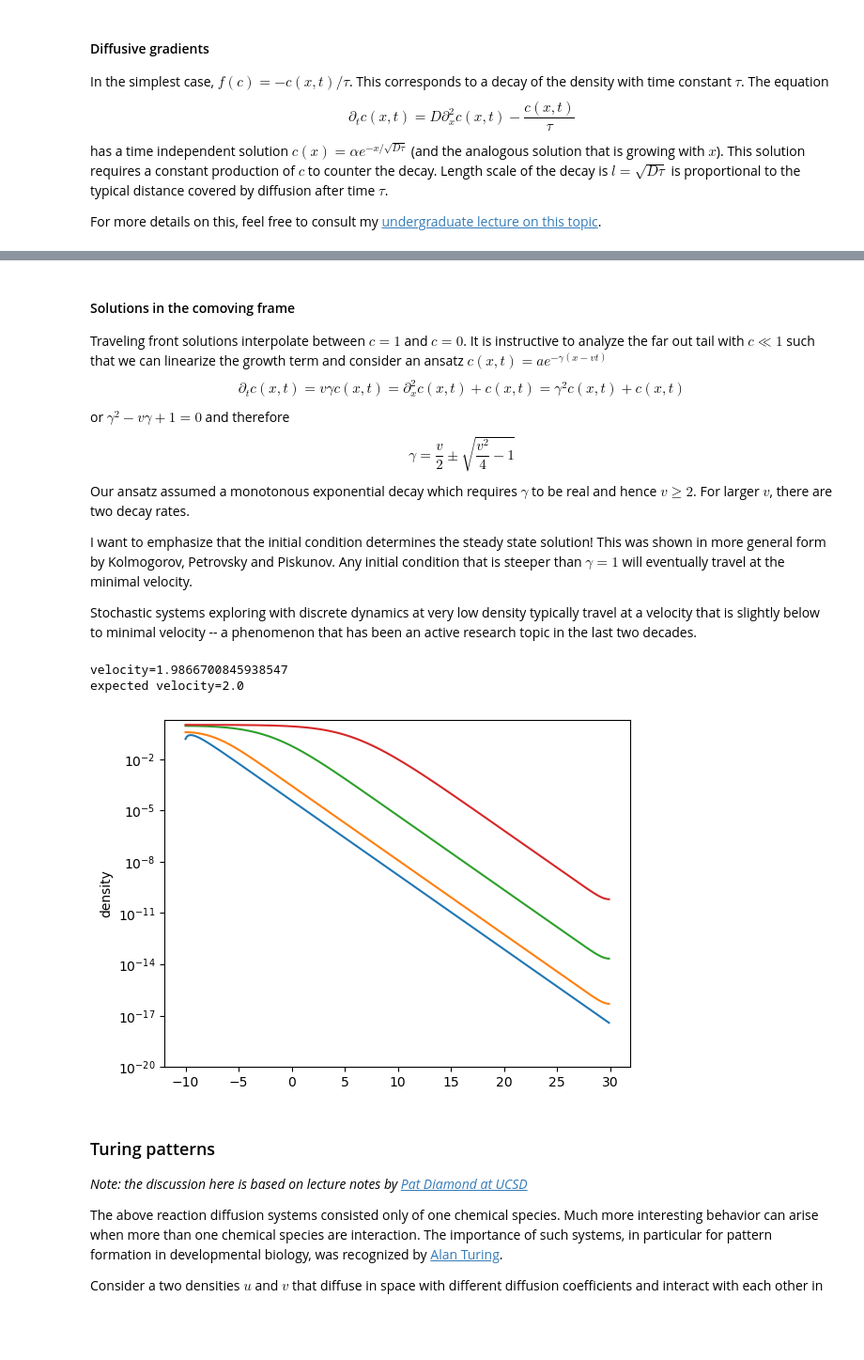
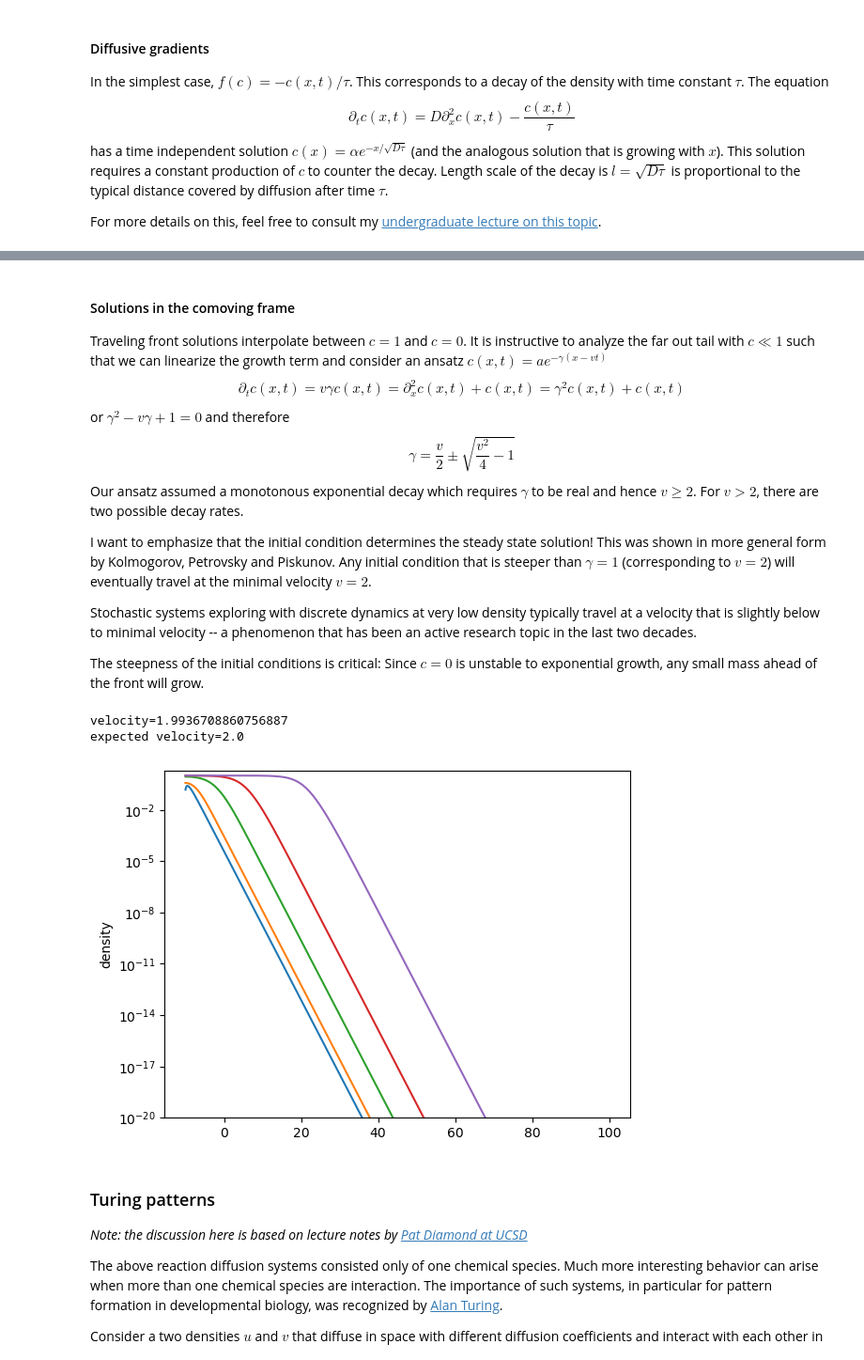
Before and after one commit to neherlab/data-to-physical-models-in-biology-materials, a Jupyter notebook: w08-DiffusionContd.ipynb, the cells around one changed output, grey strips where cells are left out. Shown at 94% size. Cells and saved outputs as stored; diff of their text form; code cells hidden in the pictures; blank space fills up the shorter version.

```diff
--- a/w08-DiffusionContd.ipynb
+++ b/w08-DiffusionContd.ipynb
@@ -197,11 +197,13 @@ or $\gamma^2 - v\gamma + 1=0$ and therefore
 $$
 \gamma = \frac{v}{2} \pm \sqrt{\frac{v^2}{4} - 1}
 $$
-Our ansatz assumed a monotonous exponential decay which requires $\gamma$ to be real and hence $v\geq 2$. For larger $v$, there are two decay rates.
+Our ansatz assumed a monotonous exponential decay which requires $\gamma$ to be real and hence $v\geq 2$. For $v>2$, there are two possible decay rates.
 
-I want to emphasize that the initial condition determines the steady state solution! This was shown in more general form by Kolmogorov, Petrovsky and Piskunov. Any initial condition that is steeper than $\gamma=1$ will eventually travel at the minimal velocity.
+I want to emphasize that the initial condition determines the steady state solution! This was shown in more general form by Kolmogorov, Petrovsky and Piskunov. Any initial condition that is steeper than $\gamma=1$ (corresponding to $v=2$) will eventually travel at the minimal velocity $v=2$.
 
 Stochastic systems exploring with discrete dynamics at very low density typically travel at a velocity that is slightly below to minimal velocity -- a phenomenon that has been an active research topic in the last two decades.
+
+The steepness of the initial conditions is critical: Since $c=0$ is unstable to exponential growth, any small mass ahead of the front will grow.
 # %%
 from scipy.integrate import odeint
 import numpy as np
@@ -216,39 +218,40 @@ def dpdt(p, r, l):
 
     return dp
 
 dx = 0.1
 r = 1/dx**2
 dt = 0.002
-x = np.arange(-10,30,dx)
+x = np.arange(-10,100,dx)
 gamma = 1.0
 p = np.exp(-gamma*(x-x[0]+2*dx))
 p = p*(1-p)
-#p = np.ones_like(x)
-#p[x>0]=0
+# p = np.ones_like(x)
+# p[x>0]=0
 
 t = 0
+# record (time, position) where p>1e-5
 position = []
-for t_max in [0, 1, 4,8]:
+for t_max in [0, 1, 4,8,16]:
     while t<t_max:
         p += dt * dpdt(p,r,r)
         t += dt
         if t>0.2 and t%0.2<dt:
             position.append((t, x[np.argmin(p>1e-5)]))
     plt.plot(x, p, label=f"t={t}")
 
 
 plt.yscale('log')
 plt.ylabel('density')
 plt.ylim(1e-20,2)
 
 position= np.array(position)
 velocity = (position[-1][1] - position[0][1])/(position[-1][0] - position[0][0])
 print(f"velocity={velocity}")
 print(f"expected velocity={(gamma**2 + 1)/gamma}")
 # %% [output]
-velocity=1.9866700845938547
+velocity=1.9936708860756887
 expected velocity=2.0
-[figure, old version]
+[figure, new version]
 # %% [markdown]
 ### Turing patterns
 
```
Also changed, not shown: parts of 2 cells of this notebook, 1 other file.
